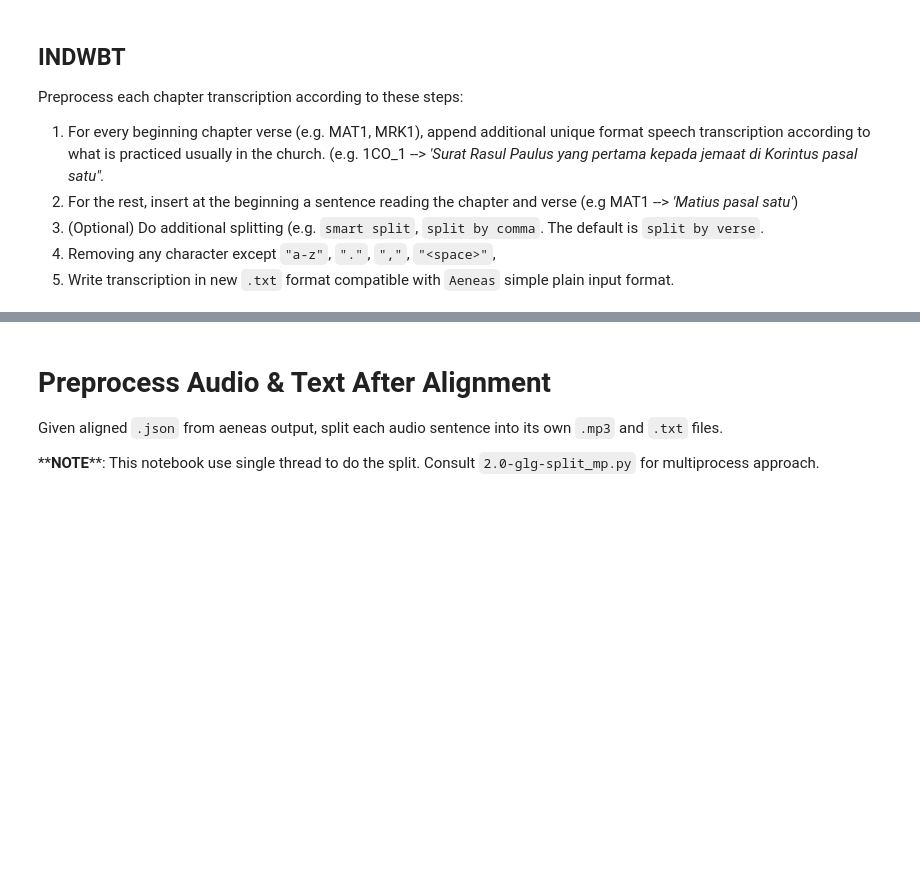
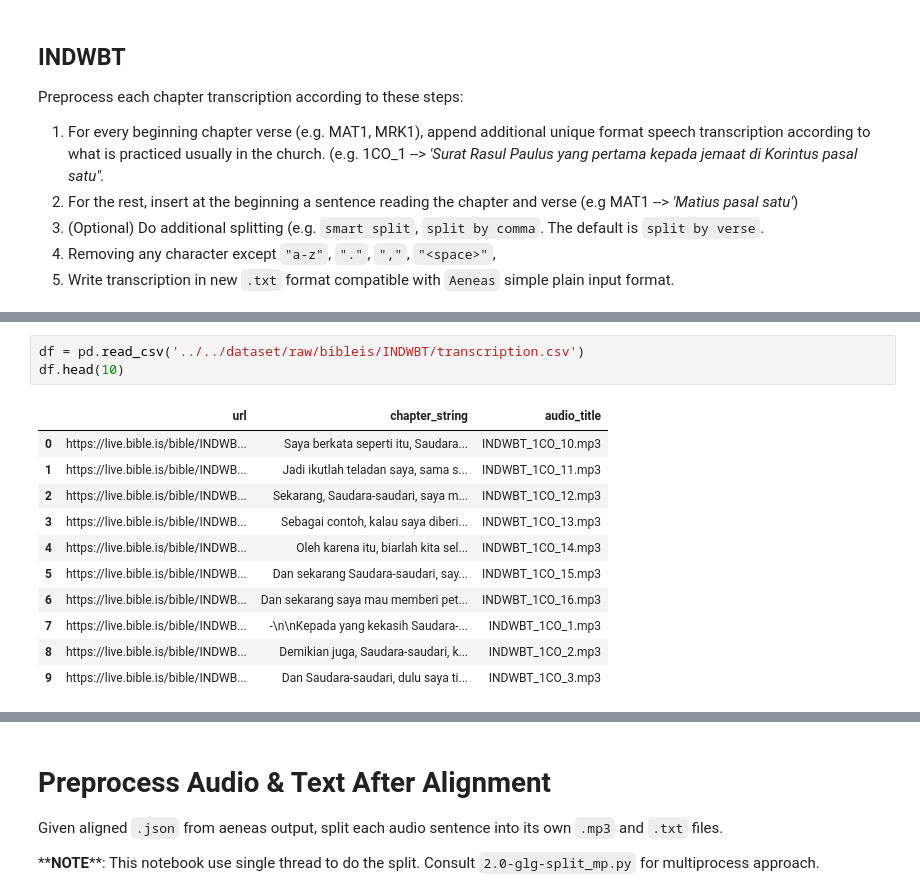
Before and after one commit to gunawanlg/voice-to-text-bahasa, a Jupyter notebook: notebooks/eda/2.0-glg-preprocess-bibleis.ipynb, the cells around one changed output, grey strips where cells are left out. Cells and saved outputs as stored; diff of their text form; blank space fills up the shorter version.

```diff
--- a/notebooks/eda/2.0-glg-preprocess-bibleis.ipynb
+++ b/notebooks/eda/2.0-glg-preprocess-bibleis.ipynb
@@ -77,0 +168,15 @@ dict_add = {
+# %%
+df = pd.read_csv('../../dataset/raw/bibleis/INDWBT/transcription.csv')
+df.head(10)
+# %% [output]
+|  | url | chapter_string | audio_title |
+| 0 | https://live.bible.is/bible/INDWB... | Saya berkata seperti itu, Saudara... | INDWBT_1CO_10.mp3 |
+| 1 | https://live.bible.is/bible/INDWB... | Jadi ikutlah teladan saya, sama s... | INDWBT_1CO_11.mp3 |
+| 2 | https://live.bible.is/bible/INDWB... | Sekarang, Saudara-saudari, saya m... | INDWBT_1CO_12.mp3 |
+| 3 | https://live.bible.is/bible/INDWB... | Sebagai contoh, kalau saya diberi... | INDWBT_1CO_13.mp3 |
+| 4 | https://live.bible.is/bible/INDWB... | Oleh karena itu, biarlah kita sel... | INDWBT_1CO_14.mp3 |
+| 5 | https://live.bible.is/bible/INDWB... | Dan sekarang Saudara-saudari, say... | INDWBT_1CO_15.mp3 |
+| 6 | https://live.bible.is/bible/INDWB... | Dan sekarang saya mau memberi pet... | INDWBT_1CO_16.mp3 |
+| 7 | https://live.bible.is/bible/INDWB... | -\n\nKepada yang kekasih Saudara-... | INDWBT_1CO_1.mp3 |
+| 8 | https://live.bible.is/bible/INDWB... | Demikian juga, Saudara-saudari, k... | INDWBT_1CO_2.mp3 |
+| 9 | https://live.bible.is/bible/INDWB... | Dan Saudara-saudari, dulu saya ti... | INDWBT_1CO_3.mp3 |
```
Also changed, not shown: parts of 7 cells of this notebook, 2 other files.
